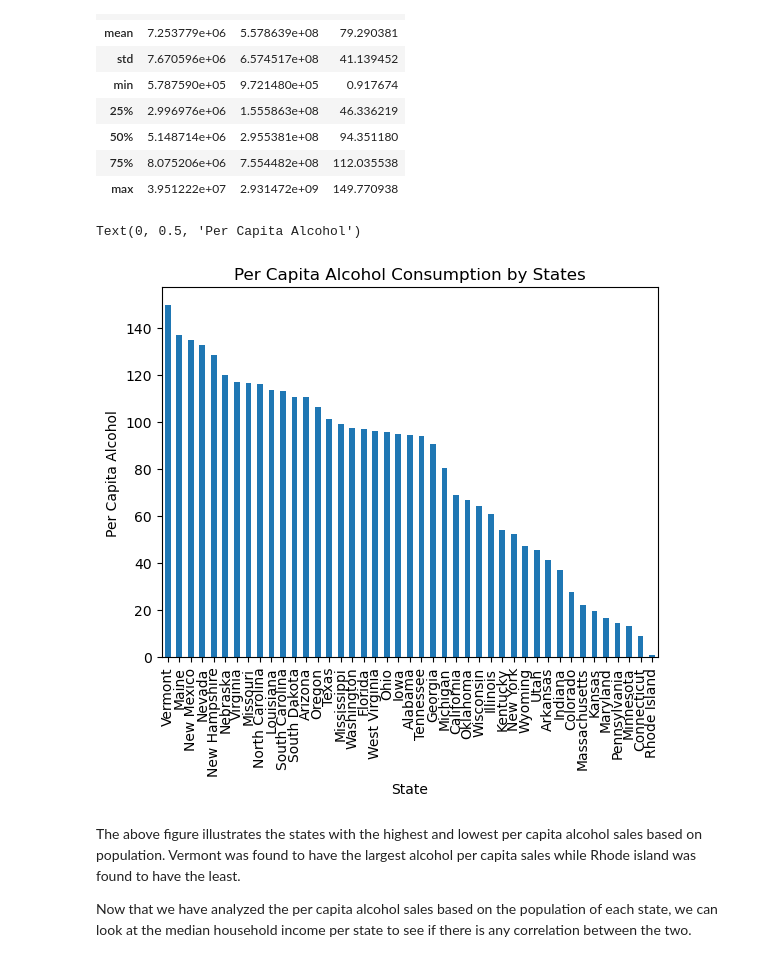
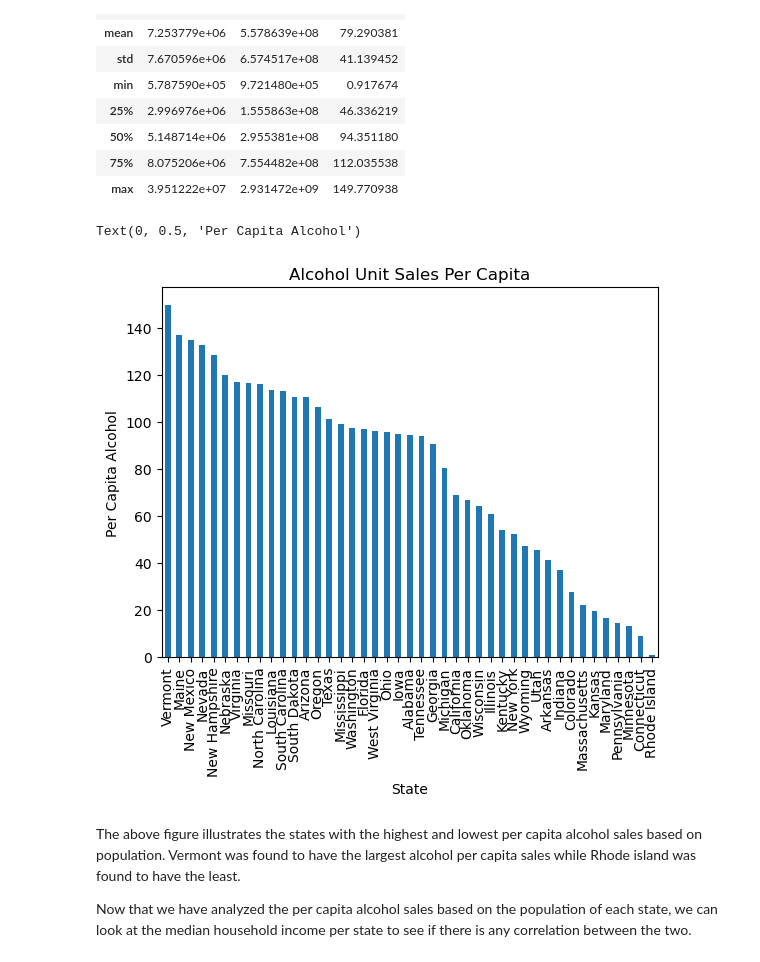
Before and after one commit to athiaq/United_States_Food_Data, a Jupyter notebook: Athia Unit.ipynb, the cells around one changed output. Cells and saved outputs as stored; diff of their text form; code cells hidden in the pictures.

```diff
--- a/Athia Unit.ipynb
+++ b/Athia Unit.ipynb
@@ -123,14 +123,14 @@ state_pop.describe()
 # %%
 alcohol_by_state = state_pop.groupby(state_pop['State']).sum()['Per Capita']
 alcohol_by_state = alcohol_by_state.sort_values(ascending= False)
 alcohol_by_state.plot.bar()
-plt.title('Per Capita Alcohol Consumption by States')
+plt.title('Alcohol Unit Sales Per Capita')
 plt.xlabel('State')
 plt.xticks(rotation = 90)
 plt.ylabel('Per Capita Alcohol')
 # %% [output]
 Text(0, 0.5, 'Per Capita Alcohol')
-[figure, old version]
+[figure, new version]
 # %% [markdown]
 The above figure illustrates the states with the highest and lowest per capita alcohol sales based on population. Vermont was found to have the largest alcohol per capita sales while Rhode island was found to have the least.
 
```
Also changed, not shown: 1 other file.
